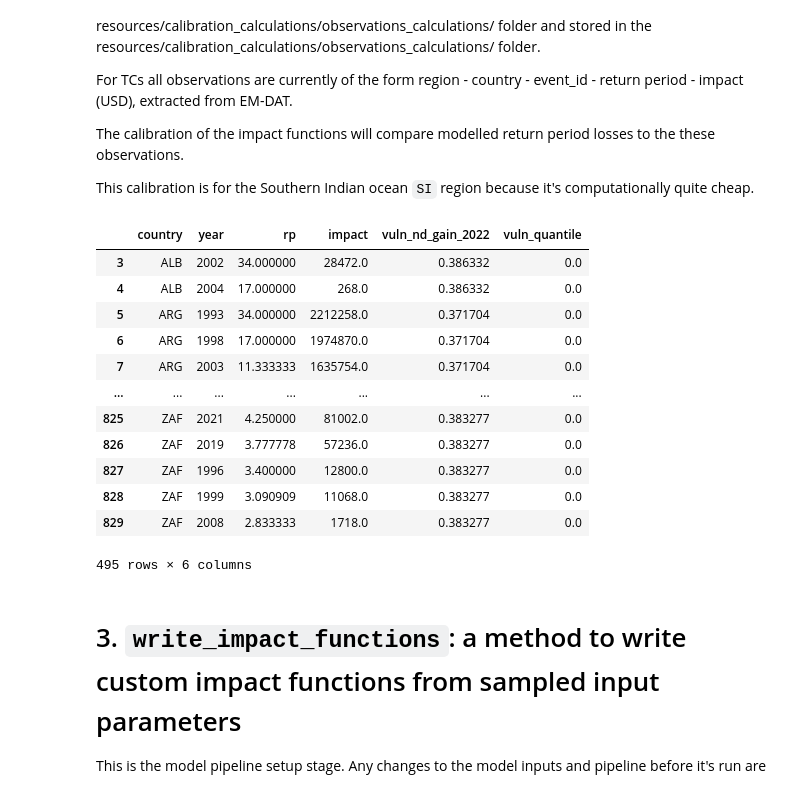
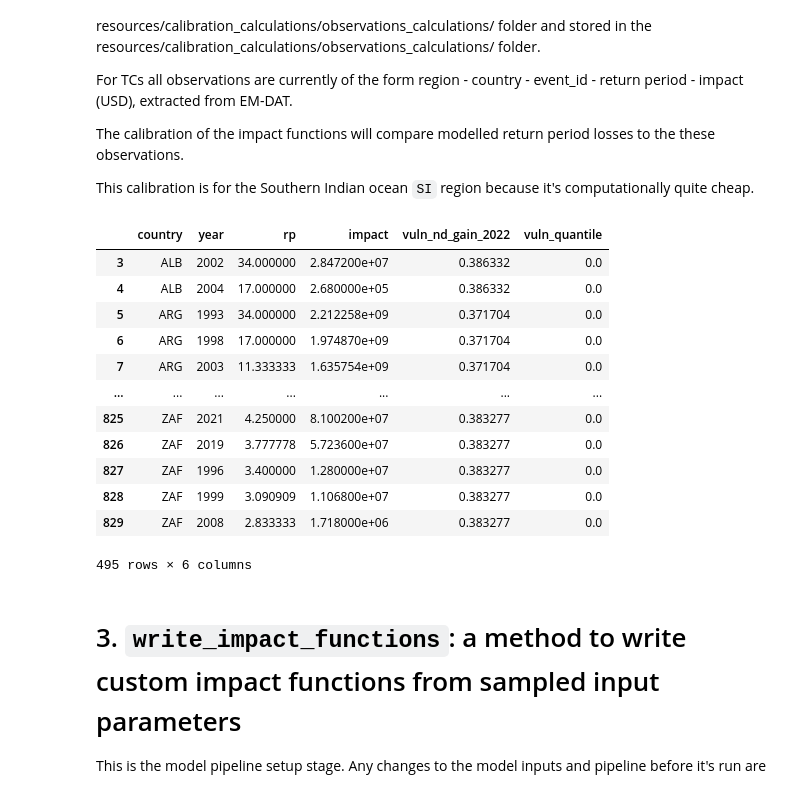
Before and after one commit to ChrisFairless/nccs-supply-chain, a Jupyter notebook: calibration/version1/calibration_v1_RF.ipynb, the cells around one changed output. Drawn from its saved outputs; the diff is of its cells as text; code cells hidden in the pictures.

```diff
--- a/calibration/version1/calibration_v1_RF.ipynb
+++ b/calibration/version1/calibration_v1_RF.ipynb
@@ -119,7 +119,7 @@ This calibration is for the Southern Indian ocean `SI` region because it's compu
 # %%
 # Load observations
 
-obs = pd.read_csv("../../resources/observations/data/rf.csv")
+obs = pd.read_csv("../../resources/observations/data/rf_rp_by_country_full.csv")
 vuln_country_data= pd.read_csv("../../resources/vuln_2022_nd_gain.csv")
 vuln_quantiles_split = 2
 #Fill in values for small countries which have no vulnerabilities but do have flood events
@@ -128,44 +128,44 @@ vuln_quantiles_split = 2
 
 vuln_country_data.loc[vuln_country_data["country"]=="AND", "vuln_nd_gain_2022"]=vuln_country_data.loc[vuln_country_data["country"]=="FRA", "vuln_nd_gain_2022"].iloc[0]
 vuln_country_data.loc[vuln_country_data["country"]=="MCO", "vuln_nd_gain_2022"]=vuln_country_data.loc[vuln_country_data["country"]=="FRA", "vuln_nd_gain_2022"].iloc[0]
 #LIE gets switzerland
 vuln_country_data.loc[vuln_country_data["country"]=="LIE", "vuln_nd_gain_2022"]=vuln_country_data.loc[vuln_country_data["country"]=="CHE", "vuln_nd_gain_2022"].iloc[0]
 #SMR gets italy
 vuln_country_data.loc[vuln_country_data["country"]=="SMR", "vuln_nd_gain_2022"]=vuln_country_data.loc[vuln_country_data["country"]=="ITA", "vuln_nd_gain_2022"].iloc[0]
 #KNA gets DMA
 vuln_country_data.loc[vuln_country_data["country"]=="KNA", "vuln_nd_gain_2022"]=vuln_country_data.loc[vuln_country_data["country"]=="DMA", "vuln_nd_gain_2022"].iloc[0]
 
 
 vuln_country_data["vuln_quantile"]=pd.qcut(vuln_country_data['vuln_nd_gain_2022'], vuln_quantiles_split, labels=False)
 obs = obs.merge(vuln_country_data, on="country", how="left")
 
 obs = obs[(obs["vuln_quantile"] == 0)]
 countries_iso3alpha = obs['country'].unique().tolist()
 #Drop countries not existing anymore
 countries_remove = ["DFR", "SPI", "SUN", "YUG"]
 countries_iso3alpha = [country for country in countries_iso3alpha if country not in countries_remove]
 
 
 countries = [pycountry.countries.get(alpha_3=c).name for c in countries_iso3alpha]
 n_years =max(obs['rp'])
 
 # Set the run's countries to these
 config_template['runs'][0]['countries'] = countries
 
 obs
 # %% [output]
 |  | country | year | rp | impact | vuln_nd_gain_2022 | vuln_quantile |
-| 3 | ALB | 2002 | 34.000000 | 28472.0 | 0.386332 | 0.0 |
-| 4 | ALB | 2004 | 17.000000 | 268.0 | 0.386332 | 0.0 |
-| 5 | ARG | 1993 | 34.000000 | 2212258.0 | 0.371704 | 0.0 |
-| 6 | ARG | 1998 | 17.000000 | 1974870.0 | 0.371704 | 0.0 |
-| 7 | ARG | 2003 | 11.333333 | 1635754.0 | 0.371704 | 0.0 |
+| 3 | ALB | 2002 | 34.000000 | 2.847200e+07 | 0.386332 | 0.0 |
+| 4 | ALB | 2004 | 17.000000 | 2.680000e+05 | 0.386332 | 0.0 |
+| 5 | ARG | 1993 | 34.000000 | 2.212258e+09 | 0.371704 | 0.0 |
+| 6 | ARG | 1998 | 17.000000 | 1.974870e+09 | 0.371704 | 0.0 |
+| 7 | ARG | 2003 | 11.333333 | 1.635754e+09 | 0.371704 | 0.0 |
 | ... | ... | ... | ... | ... | ... | ... |
-| 825 | ZAF | 2021 | 4.250000 | 81002.0 | 0.383277 | 0.0 |
-| 826 | ZAF | 2019 | 3.777778 | 57236.0 | 0.383277 | 0.0 |
-| 827 | ZAF | 1996 | 3.400000 | 12800.0 | 0.383277 | 0.0 |
-| 828 | ZAF | 1999 | 3.090909 | 11068.0 | 0.383277 | 0.0 |
-| 829 | ZAF | 2008 | 2.833333 | 1718.0 | 0.383277 | 0.0 |
+| 825 | ZAF | 2021 | 4.250000 | 8.100200e+07 | 0.383277 | 0.0 |
+| 826 | ZAF | 2019 | 3.777778 | 5.723600e+07 | 0.383277 | 0.0 |
+| 827 | ZAF | 1996 | 3.400000 | 1.280000e+07 | 0.383277 | 0.0 |
+| 828 | ZAF | 1999 | 3.090909 | 1.106800e+07 | 0.383277 | 0.0 |
+| 829 | ZAF | 2008 | 2.833333 | 1.718000e+06 | 0.383277 | 0.0 |
 495 rows × 6 columns
 # %% [markdown]
 # 3. `write_impact_functions`: a method to write custom impact functions from sampled input parameters
```
Also changed, not shown: parts of 3 cells of this notebook.
